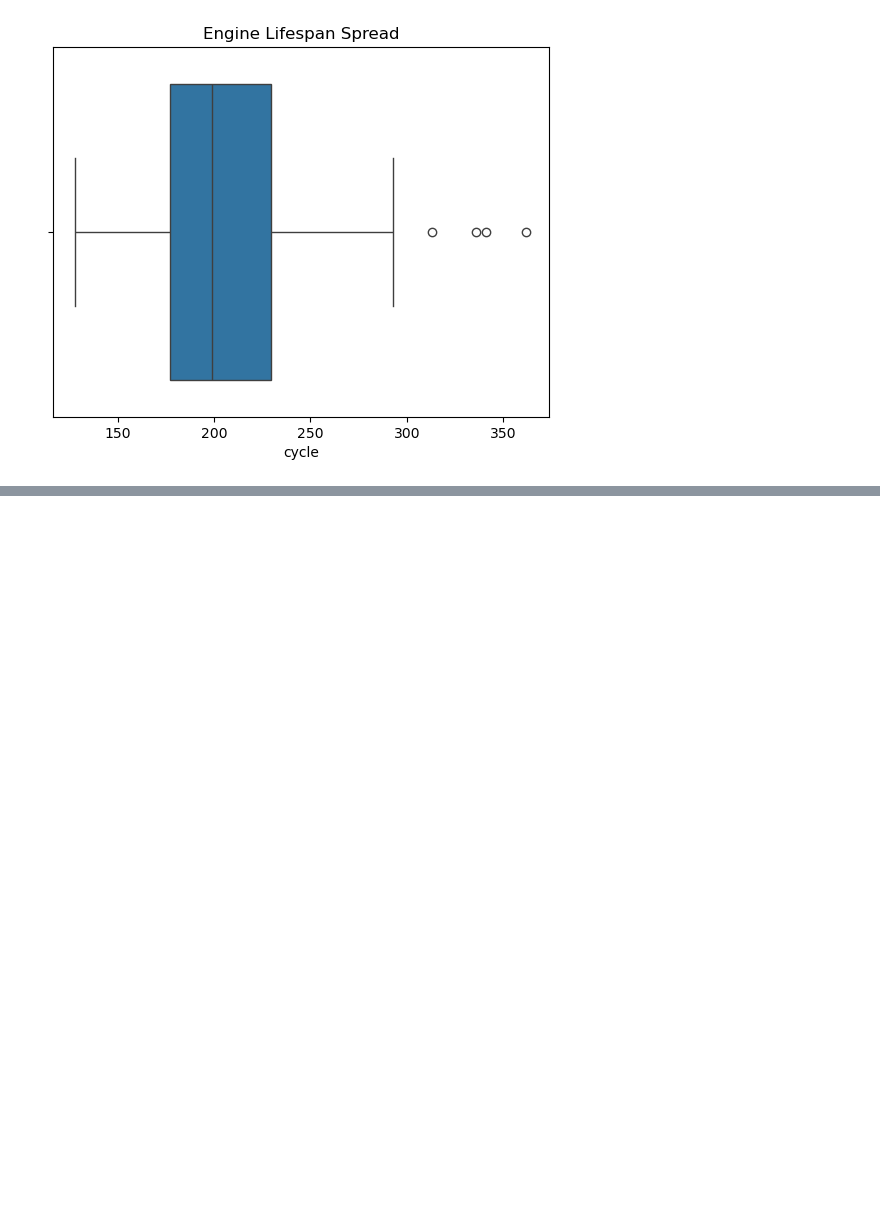
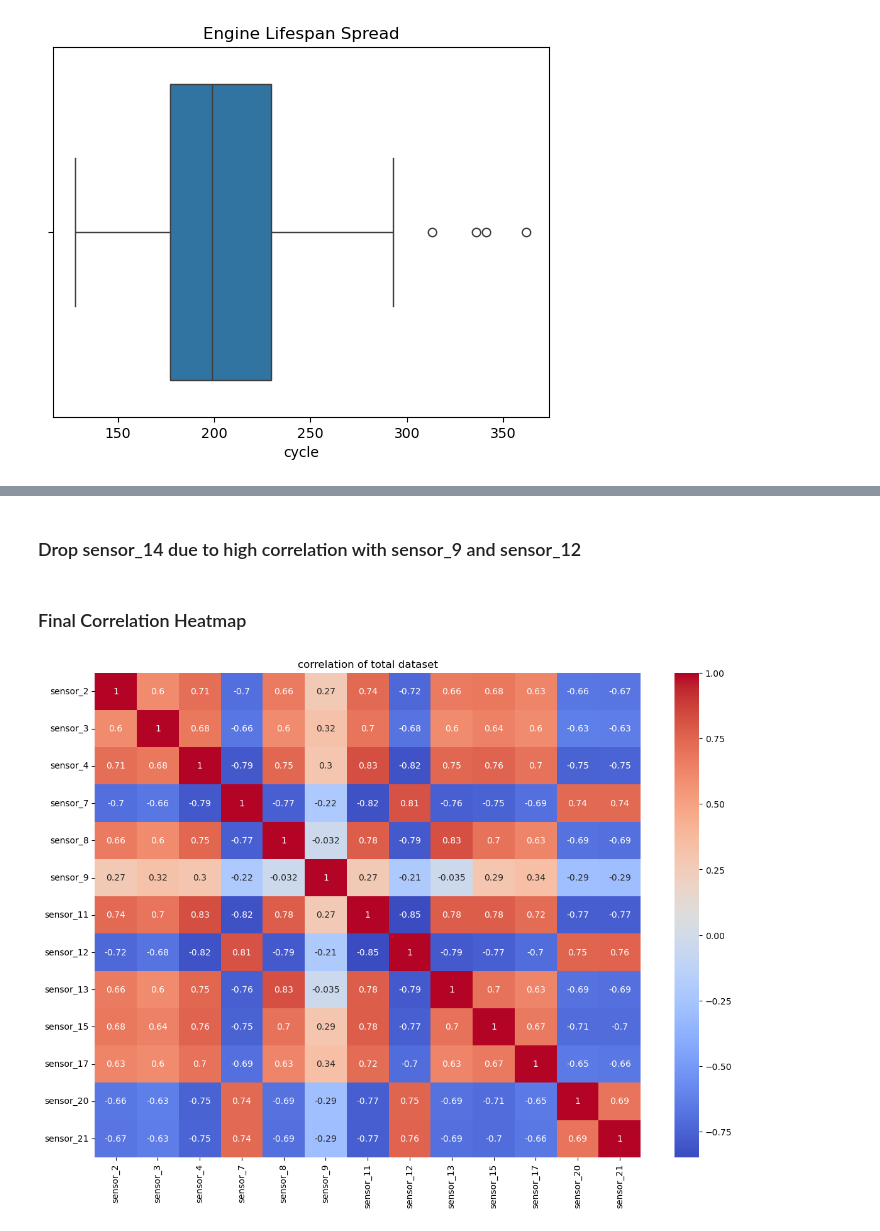
Before and after one commit to sarfraspc/Engine-Anomaly-Radar, a Jupyter notebook: notebook/notebook.ipynb, the cells around one changed output, grey strips where cells are left out. Saved outputs shown, nothing was run; the diff lists cells and outputs as text; code cells hidden in the pictures; blank space fills up the shorter version.

```diff
--- a/notebook/notebook.ipynb
+++ b/notebook/notebook.ipynb
@@ -130,0 +157,15 @@ plt.show()
+# %% [markdown]
+### Drop sensor_14 due to high correlation with sensor_9 and sensor_12
+# %%
+df.drop(columns='sensor_14',inplace=True)
+# %% [markdown]
+### Final Correlation Heatmap
+# %%
+
+sensor_col=[i for i in df.columns if 'sensor_' in i]
+plt.figure(figsize=(14,10))
+sns.heatmap(df[sensor_col].corr(),annot=True,cmap='coolwarm')
+plt.title('correlation of total dataset')
+plt.show()
+# %% [output]
+[figure, added]
```
Also changed, not shown: parts of 18 cells of this notebook.
